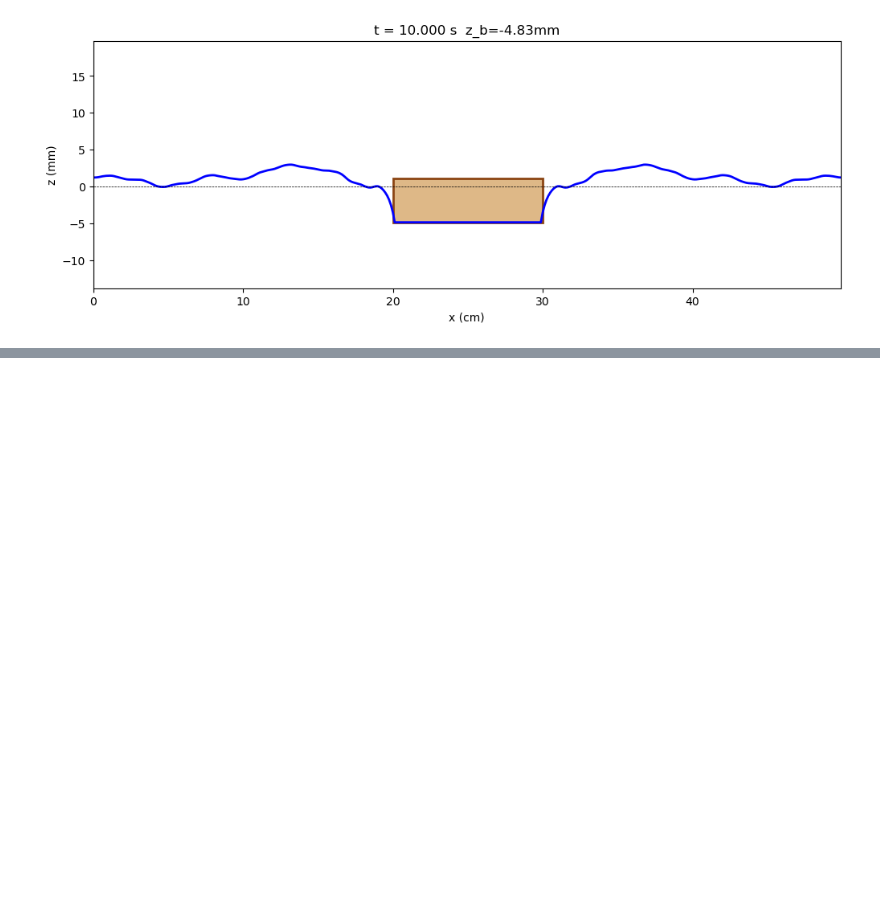
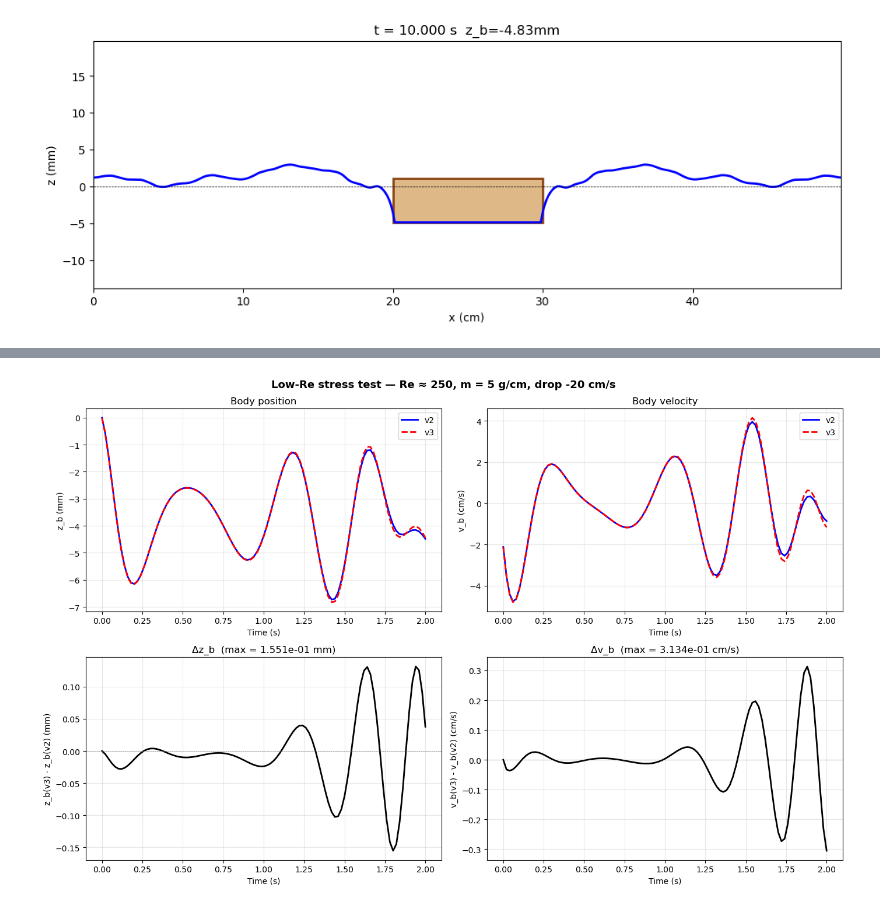
Before and after one commit to finecwg/LNS_floating, a Jupyter notebook: 03_Floating_Object/floating_object_notebook.ipynb, the cells around one changed output, grey strips where cells are left out. Cells and saved outputs as stored; diff of their text form; code cells hidden in the pictures; blank space fills up the shorter version.

```diff
--- a/03_Floating_Object/floating_object_notebook.ipynb
+++ b/03_Floating_Object/floating_object_notebook.ipynb
@@ -278,0 +543,95 @@ Final ∫p_s dx = 8.0009e-01   (equilibrium M/Fr = 7.8400e-01)
+# %%
+# Low-Re stress test: same body, but 1000x more viscous fluid
+# Re changes from ~250000 (water) to ~250 (light oil)
+
+from floating_object_v2 import FloatingObjectSolverV2, SimConfig as SimConfigV2, \
+    NumericalParams as NPV2, BodyParams as BPV2, PhysicalParams as PPV2
+from floating_object_v3 import FloatingObjectSolverV3, SimConfig as SimConfigV3, \
+    NumericalParams as NPV3, BodyParams as BPV3, PhysicalParams as PPV3
+import numpy as np
+import matplotlib.pyplot as plt
+
+# Common parameters
+common_phys = dict(L_cm=50.0, D_cm=20.0, g=980.0, sigma=174.9, rho=1.0, nu=0.5)
+common_body = dict(half_width_cm=5.0, center_x_cm=25.0,
+                   mass_per_length_g_per_cm=5.0,
+                   initial_z_cm=0.0, initial_vz_cm_s=-20.0)
+common_num = dict(nx=400, nz=80, nt=4000, total_time_s=2.0)
+
+cfg_v2_visc = SimConfigV2(phys=PPV2(**common_phys),
+                          num=NPV2(**common_num),
+                          body=BPV2(**common_body), verbose=False)
+cfg_v3_visc = SimConfigV3(phys=PPV3(**common_phys),
+                          num=NPV3(**common_num),
+                          body=BPV3(**common_body), verbose=False)
+
+print("Running v2 at low Re...")
+sv2 = FloatingObjectSolverV2(cfg_v2_visc)
+rv2 = sv2.run()
+print(f"  Re = {sv2.Re:.0f}")
+
+print("Running v3 at low Re...")
+sv3 = FloatingObjectSolverV3(cfg_v3_visc)
+rv3 = sv3.run()
+print(f"  Re = {sv3.Re:.0f}")
+
+t = rv3["time"]
+ut, uL = cfg_v3_visc.num.unit_time, cfg_v3_visc.num.unit_length
+
+# 4-panel comparison
+fig, axes = plt.subplots(2, 2, figsize=(14, 9))
+fig.suptitle(f"Low-Re stress test — Re ≈ {sv3.Re:.0f}, m = 5 g/cm, drop -20 cm/s",
+             fontsize=13, fontweight="bold")
+
+# z_b
+ax = axes[0, 0]
+ax.plot(t, rv2["z_b"] * uL * 10, "b-",  lw=2, label="v2")
+ax.plot(t, rv3["z_b"] * uL * 10, "r--", lw=2, label="v3")
+ax.set(xlabel="Time (s)", ylabel="z_b (mm)", title="Body position")
+ax.legend(); ax.grid(alpha=0.3)
+
+# v_b
+ax = axes[0, 1]
+ax.plot(t, rv2["v_b"] * uL/ut, "b-",  lw=2, label="v2")
+ax.plot(t, rv3["v_b"] * uL/ut, "r--", lw=2, label="v3")
+ax.set(xlabel="Time (s)", ylabel="v_b (cm/s)", title="Body velocity")
+ax.legend(); ax.grid(alpha=0.3)
+
+# Difference in z_b
+ax = axes[1, 0]
+diff_z = (rv3["z_b"] - rv2["z_b"]) * uL * 10
+ax.plot(t, diff_z, "k-", lw=2)
+ax.axhline(0, color="gray", ls="--", lw=0.5)
+ax.set(xlabel="Time (s)", ylabel="z_b(v3) - z_b(v2) (mm)",
+       title=f"Δz_b  (max = {np.max(np.abs(diff_z)):.3e} mm)")
+ax.grid(alpha=0.3)
+
+# Difference in v_b
+ax = axes[1, 1]
+diff_v = (rv3["v_b"] - rv2["v_b"]) * uL/ut
+ax.plot(t, diff_v, "k-", lw=2)
+ax.axhline(0, color="gray", ls="--", lw=0.5)
+ax.set(xlabel="Time (s)", ylabel="v_b(v3) - v_b(v2) (cm/s)",
+       title=f"Δv_b  (max = {np.max(np.abs(diff_v)):.3e} cm/s)")
+ax.grid(alpha=0.3)
+
+fig.tight_layout()
+plt.show()
+
+# Also compute viscous indicators
+print()
+print("=" * 60)
+print(f"Re = {sv3.Re:.0f}  (vs ~250000 in default water case)")
+print(f"Max |Δz_b| = {np.max(np.abs(diff_z)):.4e} mm")
+print(f"Max |Δv_b| = {np.max(np.abs(diff_v)):.4e} cm/s")
+print()
+print(f"max|η_free| (v2): {np.max(np.abs(np.array(rv2['eta_history'])[:, sv2.free_mask])):.4e}")
+print(f"max|η_free| (v3): {np.max(np.abs(np.array(rv3['eta_history'])[:, sv3.free_mask])):.4e}")
+print()
+# damping comparison: ratio of late peaks to early peaks
+zb2 = rv2["z_b"] * uL * 10
+zb3 = rv3["z_b"] * uL * 10
+n_half = len(zb2) // 2
+print(f"Body amplitude (mm) — early half:  v2={np.ptp(zb2[:n_half]):.3f}   v3={np.ptp(zb3[:n_half]):.3f}")
+print(f"Body amplitude (mm) — late  half:  v2={np.ptp(zb2[n_half:]):.3f}   v3={np.ptp(zb3[n_half:]):.3f}")
+# %% [output]
@@ -278,0 +642 @@ Final ∫p_s dx = 8.0009e-01   (equilibrium M/Fr = 7.8400e-01)
+[figure, added]
```
Also changed, not shown: parts of 8 cells of this notebook, 35 other files.
